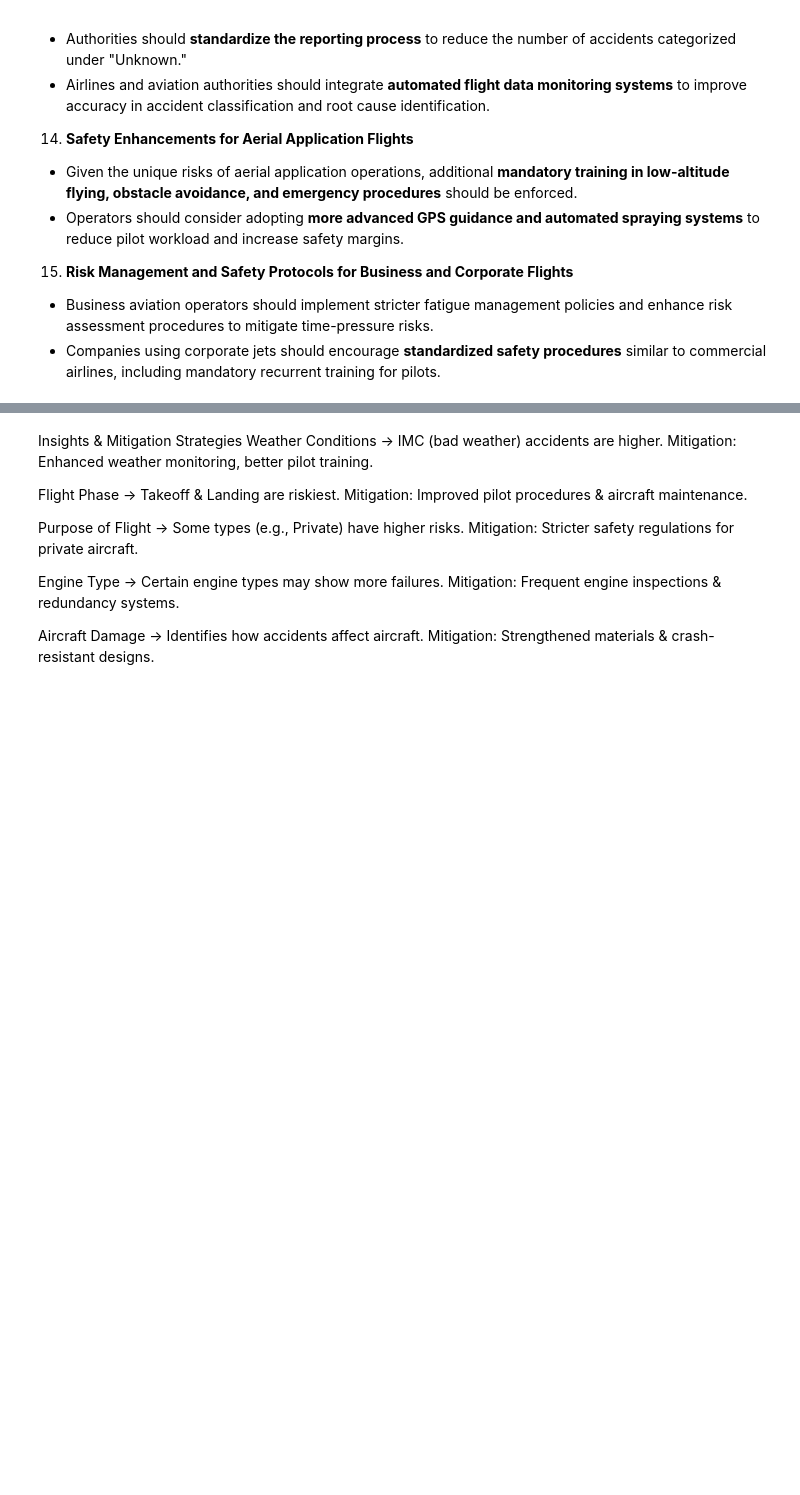
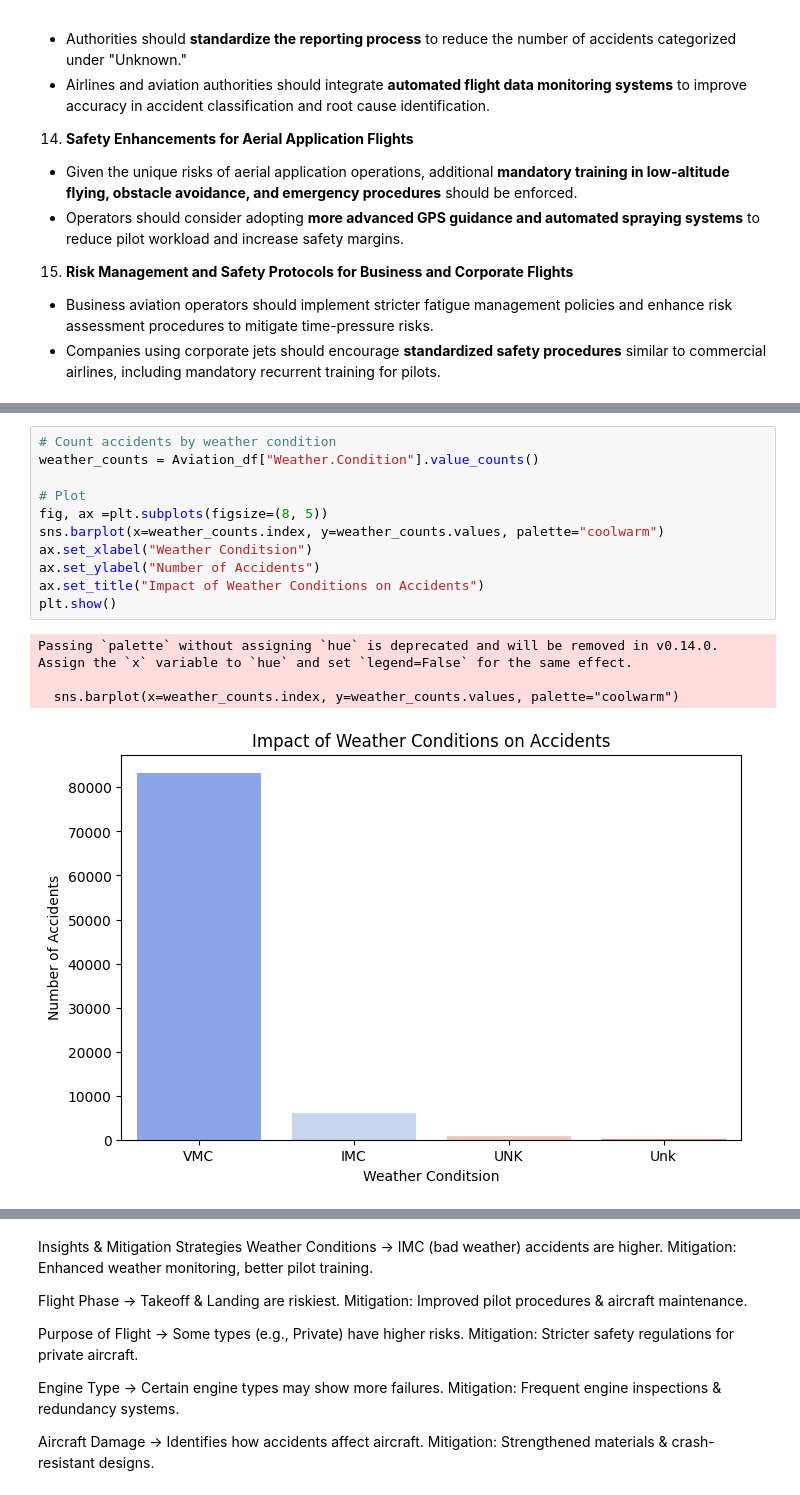
Before and after one commit to RonnyMuthomi/dsc-phase1-project, a Jupyter notebook: index.ipynb, the cells around one changed output, grey strips where cells are left out. Saved outputs shown, nothing was run; the diff lists cells and outputs as text; blank space fills up the shorter version.

```diff
--- a/index.ipynb
+++ b/index.ipynb
@@ -1379,0 +1466,16 @@ Passing `palette` without assigning `hue` is deprecated and will be removed in v
+# %%
+# Count accidents by weather condition
+weather_counts = Aviation_df["Weather.Condition"].value_counts()
+
+# Plot
+fig, ax =plt.subplots(figsize=(8, 5))
+sns.barplot(x=weather_counts.index, y=weather_counts.values, palette="coolwarm")
+ax.set_xlabel("Weather Conditsion")
+ax.set_ylabel("Number of Accidents")
+ax.set_title("Impact of Weather Conditions on Accidents")
+plt.show()
+# %% [output]
+Passing `palette` without assigning `hue` is deprecated and will be removed in v0.14.0. Assign the `x` variable to `hue` and set `legend=False` for the same effect.
+
+  sns.barplot(x=weather_counts.index, y=weather_counts.values, palette="coolwarm")
+[figure, added]
```
Also changed, not shown: parts of 52 cells of this notebook.
